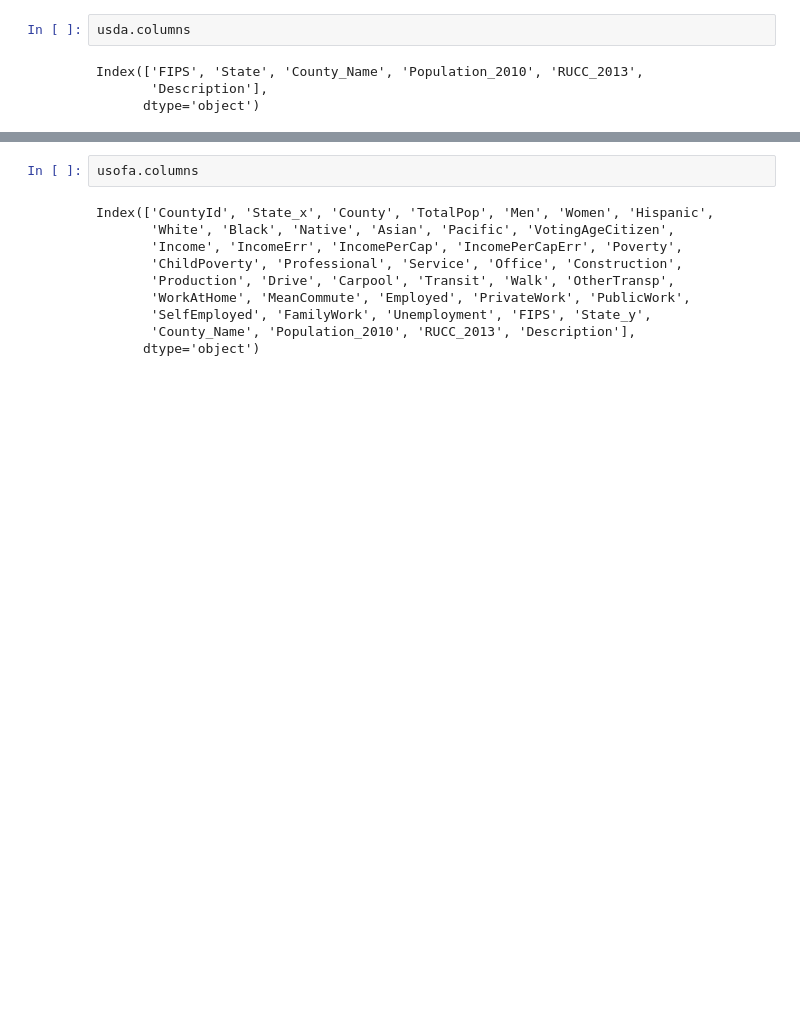
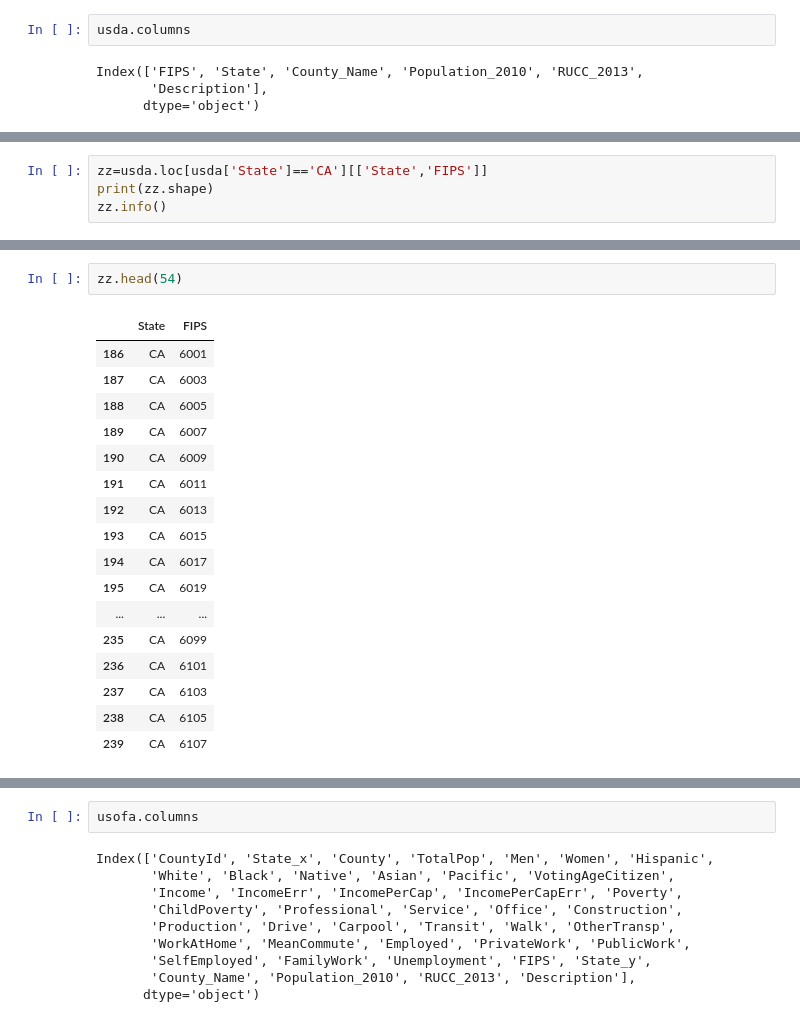
Before and after one commit to vharkar/305-virginia-census-data, a Jupyter notebook: assets/pandas_eda.ipynb, the cells around one changed output, grey strips where cells are left out. Cells and saved outputs as stored; diff of their text form; blank space fills up the shorter version.

```diff
--- a/assets/pandas_eda.ipynb
+++ b/assets/pandas_eda.ipynb
@@ -92,0 +88,4 @@ dtype: int64
+# %%
+zz=usda.loc[usda['State']=='CA'][['State','FIPS']]
+print(zz.shape)
+zz.info()
@@ -93,3 +103,23 @@ dtype: int64
+# %%
+zz.head(54)
+# %% [output]
+|  | State | FIPS |
+| 186 | CA | 6001 |
+| 187 | CA | 6003 |
+| 188 | CA | 6005 |
+| 189 | CA | 6007 |
+| 190 | CA | 6009 |
+| 191 | CA | 6011 |
+| 192 | CA | 6013 |
+| 193 | CA | 6015 |
+| 194 | CA | 6017 |
+| 195 | CA | 6019 |
+| ... | ... | ... |
+| 235 | CA | 6099 |
+| 236 | CA | 6101 |
+| 237 | CA | 6103 |
+| 238 | CA | 6105 |
+| 239 | CA | 6107 |
 # %%
 usda.sample(10)
 # %% [output]
```
Also changed, not shown: parts of 19 cells of this notebook, 1 other file.
